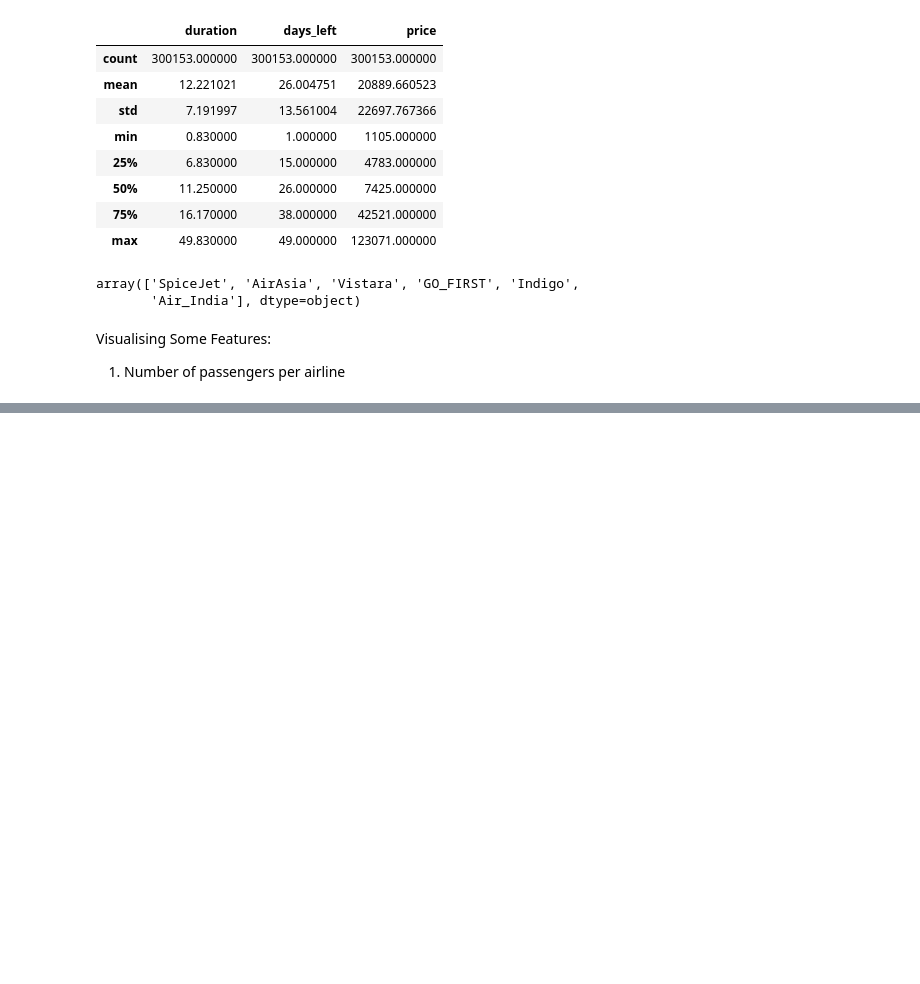
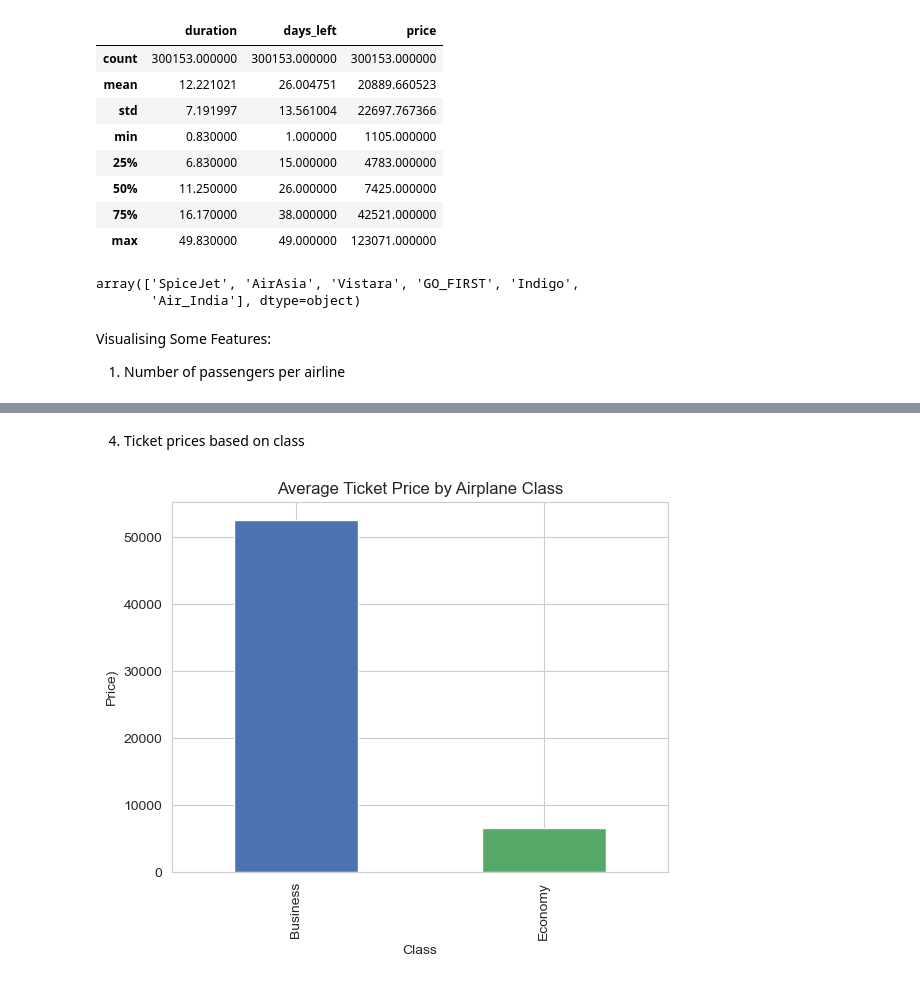
Before and after one commit to sirisha0505/LetslearnGit, a Jupyter notebook: Making clean data from Business & economy files - Flight price prediction.ipynb, the cells around one changed output, grey strips where cells are left out. Drawn from its saved outputs; the diff is of its cells as text; code cells hidden in the pictures; blank space fills up the shorter version.

```diff
--- a/Making clean data from Business & economy files - Flight price prediction.ipynb
+++ b/Making clean data from Business & economy files - Flight price prediction.ipynb
@@ -300,0 +323,13 @@ NameError: name 'sns' is not defined
+# %% [markdown]
+4. Ticket prices based on class
+# %%
+
+class_prices = df.groupby('class')['price'].mean()
+sns.set_style("whitegrid")
+class_prices.plot(kind='bar', color=['#4C72B0', '#55A868'])
+plt.title("Average Ticket Price by Airplane Class")
+plt.xlabel("Class")
+plt.ylabel("Price)")
+plt.show()
+# %% [output]
+[figure, added]
```
Also changed, not shown: parts of 10 cells of this notebook.
